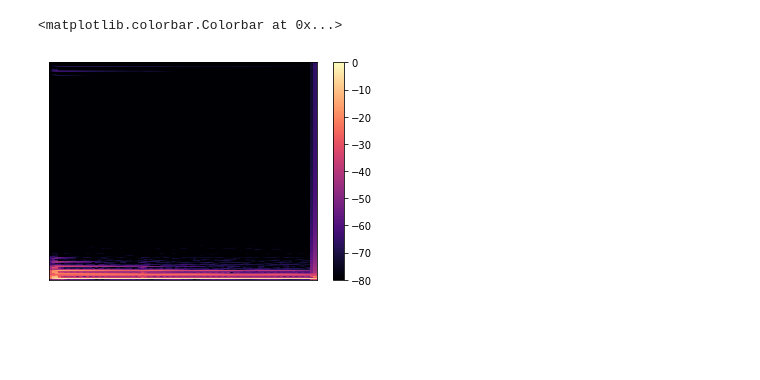
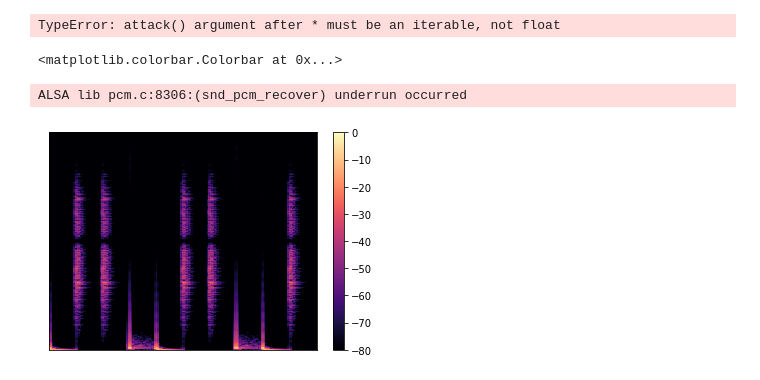
Before and after one commit to gongyibei/infsynth, a Jupyter notebook: test.ipynb, the cells around one changed output. Drawn from its saved outputs; the diff is of its cells as text; code cells hidden in the pictures; blank space fills up the shorter version.

```diff
--- a/test.ipynb
+++ b/test.ipynb
@@ -2,6 +2,3 @@
 from infsynth import *
 import librosa.display
 import matplotlib.pyplot as plt
-# %%
-# sd.default.device = 'system'
-fs = 44100
@@ -26,5 +4,0 @@ ALSA lib pcm.c:8306:(snd_pcm_recover) underrun occurred
-# %%
-from librosa import load
-guitar, fs = load('./infsynth/assets/hit1.wav')
-o = sampler(guitar, fs, 0.5)
-play(norm(o), 10)
@@ -32,0 +42,29 @@ ValueError: A value in x_new is above the interpolation range.
+# %%
+lead_env = con(
+    [ad(0.01, 0.2), dc(0)],
+    [0.21, 0.09]
+)
+B = 'A-10'
+notes = ['G4', 'G4', 'A4', 'G4', 'C5', 'B4']
+L = [1, 1, 2, 2, 2, 2]
+notes = list(map(librosa.note_to_hz, notes))
+notes = list(map(float, notes))
+o = lpf(seq(sin, notes, L, T=0.3) * lead_env, 1000/fs)
+play(o, 10)
+# %% [output]
+TypeError: attack() argument after * must be an iterable, not float
+# %%
+from librosa import load
+ol = []
+for d in ['bd', 'ch', 'clap', 'ht', 'lt', 'oh', 'sd']:
+    o, fs = load(f'../../learn/glicol/js/assets/808{d}.wav')
+    o = sampler(o, fs)
+    o = o | dc(0, 2-o.T)
+    ol.append(o)
+
+bar1 = seq(ol, '1123 1023')
+bar2 = seq(ol, '111 000')
+bar3 = seq(ol, '1351 2513')
+bar4 = seq(ol, '111 000')
+o = freeze(bar1|bar2|bar3|bar4)
+play(o, 10)
@@ -33,12 +153,13 @@ ValueError: A value in x_new is above the interpolation range.
 # %%
-D = librosa.stft(o(np.arange(0, 1, 1/44100)))  # STFT of y
+D = librosa.stft(o(np.arange(0, 2, 1 / 44100)))  # STFT of y
 S_db = librosa.amplitude_to_db(np.abs(D), ref=np.max)
 plt.figure()
 librosa.display.specshow(S_db)
 plt.colorbar()
 # %% [output]
 <matplotlib.colorbar.Colorbar at 0x...>
+ALSA lib pcm.c:8306:(snd_pcm_recover) underrun occurred
-[figure, old version]
+[figure, new version]
 # %%
 m = sin(np.pi) * sinm(np.e)
 plot(m, 100)
```
Also changed, not shown: parts of 39 cells of this notebook, 18 other files.
